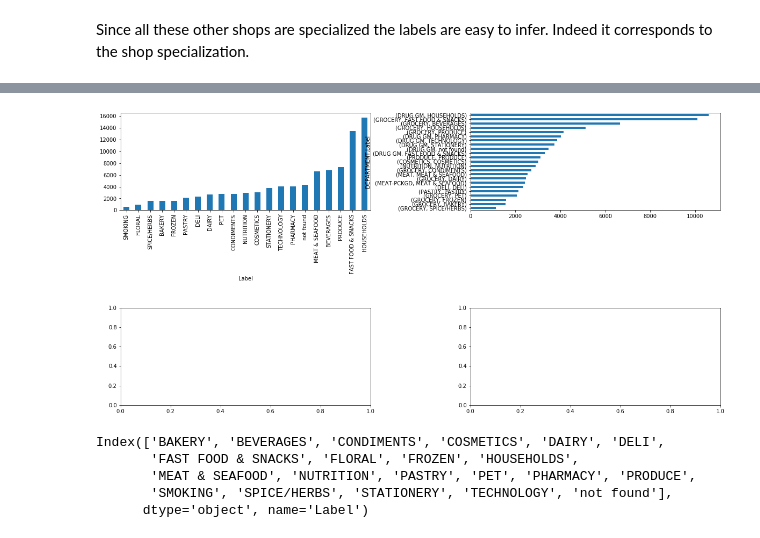
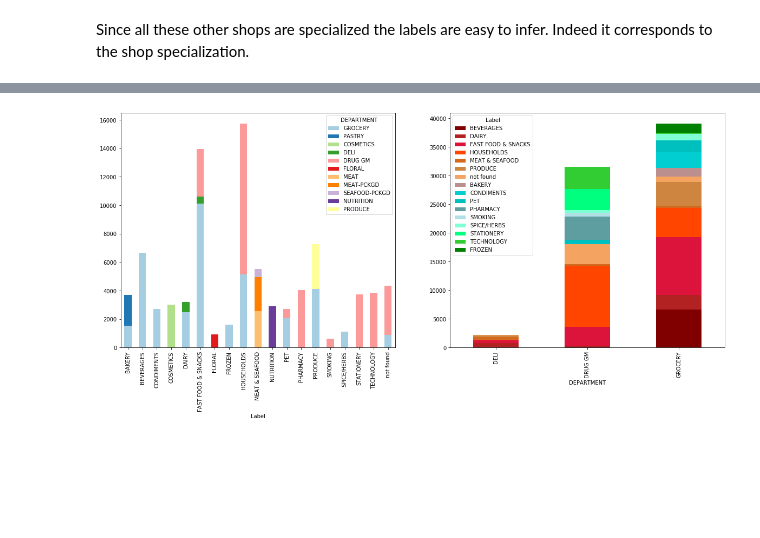
Before and after one commit to marvande/epfl-ada-2019-data-analysis, a Jupyter notebook: code/Products.ipynb, the cells around one changed output, grey strips where cells are left out. Cells and saved outputs as stored; diff of their text form; code cells hidden in the pictures; blank space fills up the shorter version.

```diff
--- a/code/Products.ipynb
+++ b/code/Products.ipynb
@@ -460,0 +416,5 @@ See the caveats in the documentation: http://pandas.pydata.org/pandas-docs/stabl
+# %%
+# categorize the data in DELI
+DELI = product[product['DEPARTMENT'] == 'DELI']
+LabelledDELI = LabelizeProduct(DELI, DELI.COMMODITY_DESC, 0)
+LabelledSUBDELI = LabelizeProduct(DELI, DELI.SUB_COMMODITY_DESC, 0)
@@ -461,10 +479,11 @@ See the caveats in the documentation: http://pandas.pydata.org/pandas-docs/stabl
 # %%
 product['Label'] = product['DEPARTMENT']
 
-product.Label[product['DEPARTMENT'] == 'GROCERY'] = Grocery.Label
-product.Label[product['DEPARTMENT'] == 'DRUG GM'] = DrugGM.Label
-product.Label[product['DEPARTMENT'] == 'MEAT'] = MEAT.Label
-product.Label[product['DEPARTMENT'] == 'MEAT-PCKGD'] = MEAT_PCKGD.Label
-product.Label[product['DEPARTMENT'] == 'SEAFOOD'] = SEAFOOD.Label
-product.Label[product['DEPARTMENT'] == 'SEAFOOD-PCKGD'] = SEAFOOD_PCKGD.Label
-product.Label[product['DEPARTMENT'] == 'FROZEN GROCERY'] = FROZEN_GROCERY.Label
+product.Label.loc[product['DEPARTMENT'] == 'GROCERY'] = Grocery.Label
+product.Label.loc[product['DEPARTMENT'] == 'DRUG GM'] = DrugGM.Label
+product.Label.loc[product['DEPARTMENT'] == 'MEAT'] = MEAT.Label
+product.Label.loc[product['DEPARTMENT'] == 'MEAT-PCKGD'] = MEAT_PCKGD.Label
+product.Label.loc[product['DEPARTMENT'] == 'SEAFOOD'] = SEAFOOD.Label
+product.Label.loc[product['DEPARTMENT'] == 'SEAFOOD-PCKGD'] = SEAFOOD_PCKGD.Label
+product.Label.loc[product['DEPARTMENT'] == 'FROZEN GROCERY'] = FROZEN_GROCERY.Label
+product.Label.loc[product['DEPARTMENT'] == 'DELI'] = DELI.Label
@@ -489,33 +490,28 @@ See the caveats in the documentation: http://pandas.pydata.org/pandas-docs/stabl
 # %%
 ProductLabels= product.groupby('Label').count()
 ProductLabels2= product.groupby(by= ['DEPARTMENT','Label']).count()
-ProductLabels2 = ProductLabels2.drop(ProductLabels2[ProductLabels2['BRAND'] <=1000].index)
+ProductDepartment= product.groupby(by= ['Label','DEPARTMENT']).count()
+#ProductLabels2 = ProductLabels2.drop(ProductLabels2[ProductLabels2['BRAND'] <=10].index)
 
-fig = plt.figure(figsize=(20,10))
-
-# Divide the figure into a 2x1 grid, and give me the first section
-ax1 = fig.add_subplot(221)
-
-# Divide the figure into a 2x1 grid, and give me the second section
-ax2 = fig.add_subplot(222)
-
-ax3 = fig.add_subplot(223)
-
-ax4 = fig.add_subplot(224)
+#palette :
+my_palette = ["maroon","firebrick","crimson", "orangered","chocolate", "peru","sandybrown","rosybrown","darkturquoise"
+        ,"c","cadetblue","powderblue","aquamarine","springgreen","limegreen","green","darkkhaki"]
+sns.set_palette(my_palette)
 
 
-ProductLabels.BRAND[ProductLabels['BRAND']>500].sort_values().plot.bar(ax=ax1)
-ProductLabels2.BRAND.sort_values().plot.barh(ax=ax2, stacked = False)
+fig = plt.figure(figsize=(20,8))
 
-fig.subplots_adjust(hspace=1)
-fig.subplots_adjust(wspace=0.4)
+# Divide the figure into a 2x1 grid, and give  the first section
+ax1 = fig.add_subplot(121)
+
+# Divide the figure into a 2x1 grid, and give the second section
+ax2 = fig.add_subplot(122)
+
+ProductDepartment.BRAND[ProductDepartment['BRAND']>500].unstack().plot.bar(color=sns.color_palette("Paired"),ax= ax1,stacked = True)
+ProductLabels2.loc[['DRUG GM','GROCERY','DELI']].BRAND.unstack().plot.bar(color=sns.color_palette(),ax= ax2,stacked = True)
+
+
+fig.subplots_adjust(hspace=1.3)
+fig.subplots_adjust(wspace=0.2)
 # %% [output]
-[figure, old version]
+[figure, new version]
-# %%
-ProductLabels[ProductLabels['BRAND'] >= 500].index
-# %% [output]
-Index(['BAKERY', 'BEVERAGES', 'CONDIMENTS', 'COSMETICS', 'DAIRY', 'DELI',
-       'FAST FOOD & SNACKS', 'FLORAL', 'FROZEN', 'HOUSEHOLDS',
-       'MEAT & SEAFOOD', 'NUTRITION', 'PASTRY', 'PET', 'PHARMACY', 'PRODUCE',
-       'SMOKING', 'SPICE/HERBS', 'STATIONERY', 'TECHNOLOGY', 'not found'],
-      dtype='object', name='Label')
```
Also changed, not shown: parts of 10 cells of this notebook.
